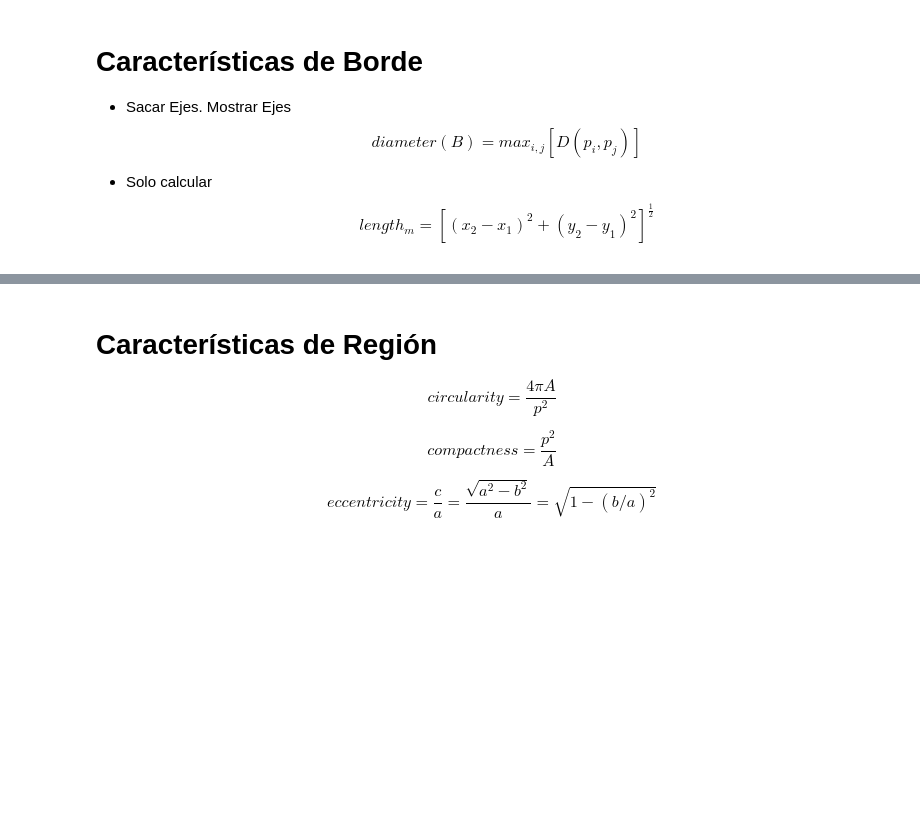
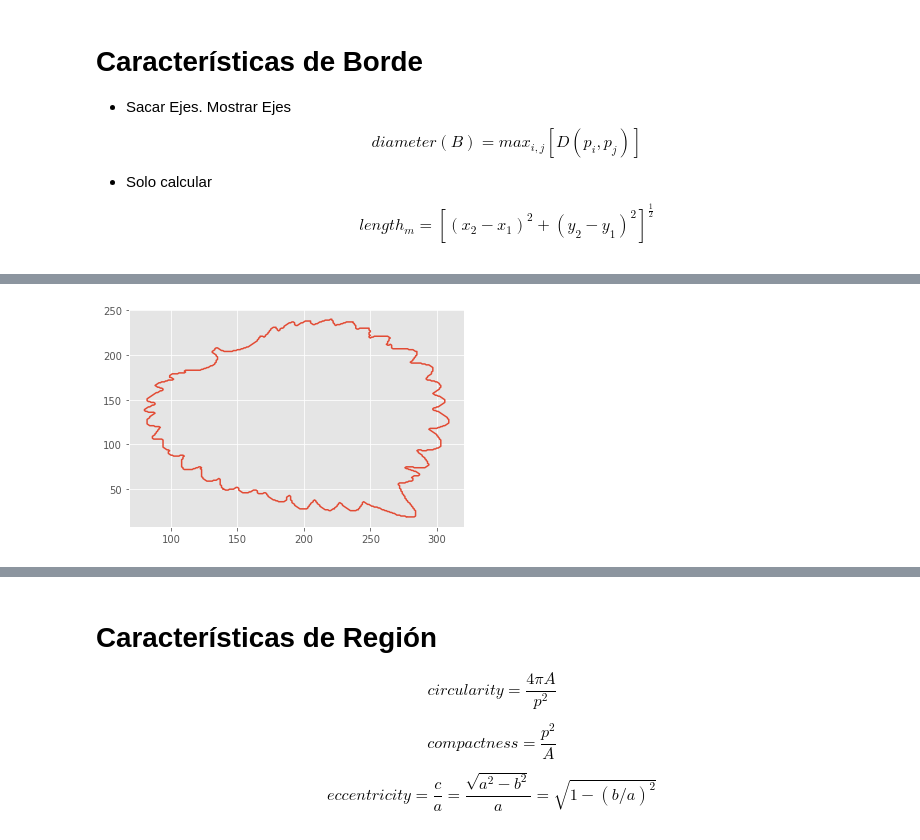
Before and after one commit to jpcano1/ISIS_4825_skimage_last, a Jupyter notebook: Scikit_Image_Final_Bootcamp.ipynb, the cells around one changed output, grey strips where cells are left out. Cells and saved outputs as stored; diff of their text form; code cells hidden in the pictures; blank space fills up the shorter version.

```diff
--- a/Scikit_Image_Final_Bootcamp.ipynb
+++ b/Scikit_Image_Final_Bootcamp.ipynb
@@ -428,3 +428,11 @@ $$diameter(B)=max_{i, j}[D(p_i, p_j)]$$
 
 - Solo calcular
 $$length_m=[(x_2 - x_1)^2 + (y_2 - y_1)^2]^{\frac{1}{2}}$$
+# %%
+leaf_url = "https://image.shutterstock.com/image-photo/green-perilla-leaf-known-shiso-260nw-416872249.jpg"
+# %%
+leaf = vis.download_content(leaf_url)
+leaf_gray = color.rgb2gray(leaf)
+# %%
+segmented = (leaf_gray < .9).astype("uint8")
+segmented = segmented[:250, :]
@@ -430,0 +443,7 @@ $$length_m=[(x_2 - x_1)^2 + (y_2 - y_1)^2]^{\frac{1}{2}}$$
+# %%
+border, _, _ = vis.find_contours(segmented)
+# %%
+plt.plot(border[..., 1], border[..., 0])
+plt.show()
+# %% [output]
+[figure, added]
```
Also changed, not shown: parts of 15 cells of this notebook, 1 other file.
